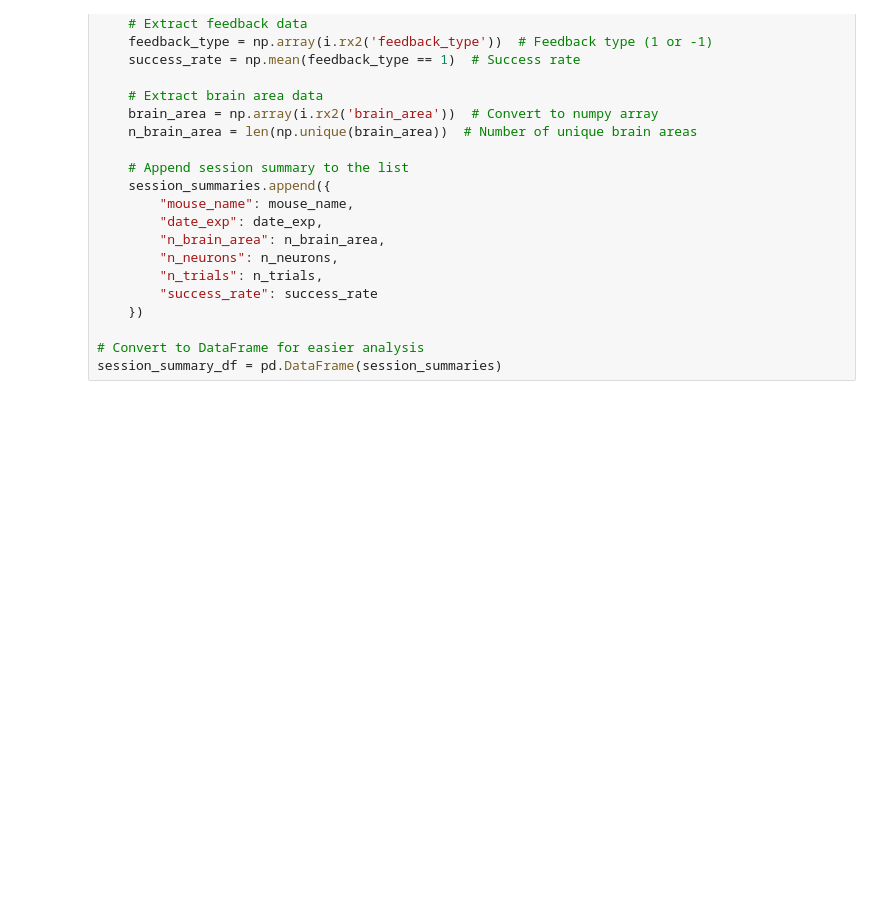
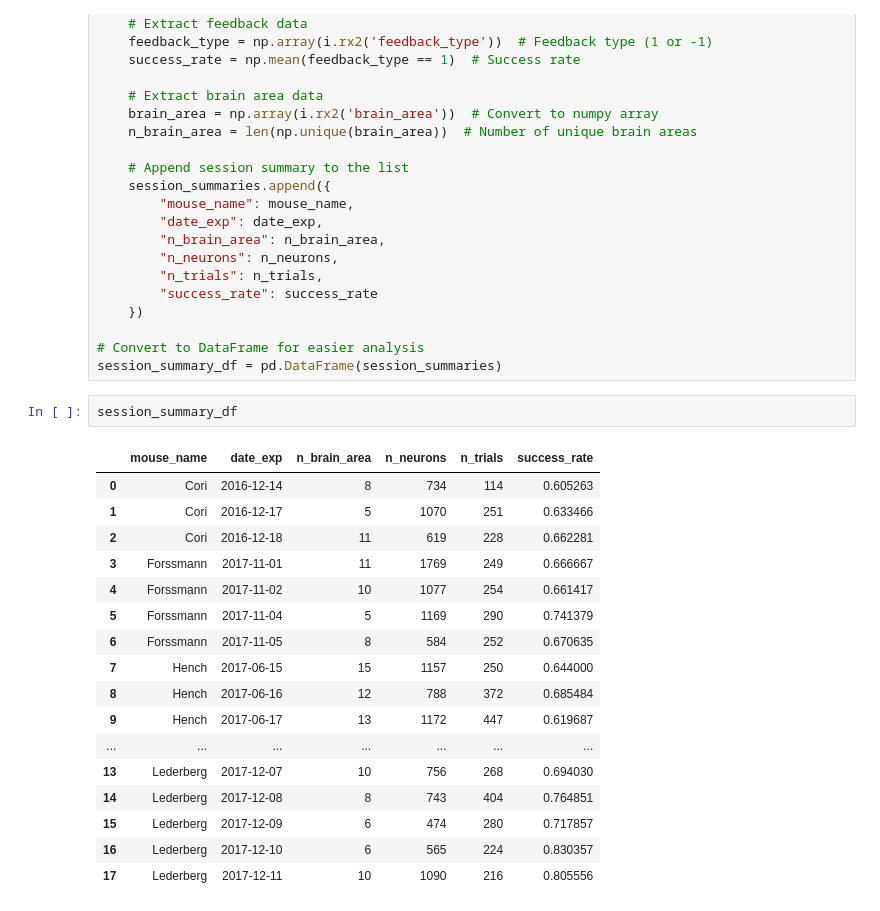
Before and after one commit to shantanudeshp/sta-141a-final-project, a Jupyter notebook: EDA.ipynb, the cells around one changed output. Saved outputs shown, nothing was run; the diff lists cells and outputs as text; blank space fills up the shorter version.

```diff
--- a/EDA.ipynb
+++ b/EDA.ipynb
@@ -55,3 +55,23 @@ for i in sessions:
 
 # Convert to DataFrame for easier analysis
 session_summary_df = pd.DataFrame(session_summaries)
+# %%
+session_summary_df
+# %% [output]
+|  | mouse_name | date_exp | n_brain_area | n_neurons | n_trials | success_rate |
+| 0 | Cori | 2016-12-14 | 8 | 734 | 114 | 0.605263 |
+| 1 | Cori | 2016-12-17 | 5 | 1070 | 251 | 0.633466 |
+| 2 | Cori | 2016-12-18 | 11 | 619 | 228 | 0.662281 |
+| 3 | Forssmann | 2017-11-01 | 11 | 1769 | 249 | 0.666667 |
+| 4 | Forssmann | 2017-11-02 | 10 | 1077 | 254 | 0.661417 |
+| 5 | Forssmann | 2017-11-04 | 5 | 1169 | 290 | 0.741379 |
+| 6 | Forssmann | 2017-11-05 | 8 | 584 | 252 | 0.670635 |
+| 7 | Hench | 2017-06-15 | 15 | 1157 | 250 | 0.644000 |
+| 8 | Hench | 2017-06-16 | 12 | 788 | 372 | 0.685484 |
+| 9 | Hench | 2017-06-17 | 13 | 1172 | 447 | 0.619687 |
+| ... | ... | ... | ... | ... | ... | ... |
+| 13 | Lederberg | 2017-12-07 | 10 | 756 | 268 | 0.694030 |
+| 14 | Lederberg | 2017-12-08 | 8 | 743 | 404 | 0.764851 |
+| 15 | Lederberg | 2017-12-09 | 6 | 474 | 280 | 0.717857 |
+| 16 | Lederberg | 2017-12-10 | 6 | 565 | 224 | 0.830357 |
+| 17 | Lederberg | 2017-12-11 | 10 | 1090 | 216 | 0.805556 |
```
Also changed, not shown: parts of 5 cells of this notebook, 1 other file.
